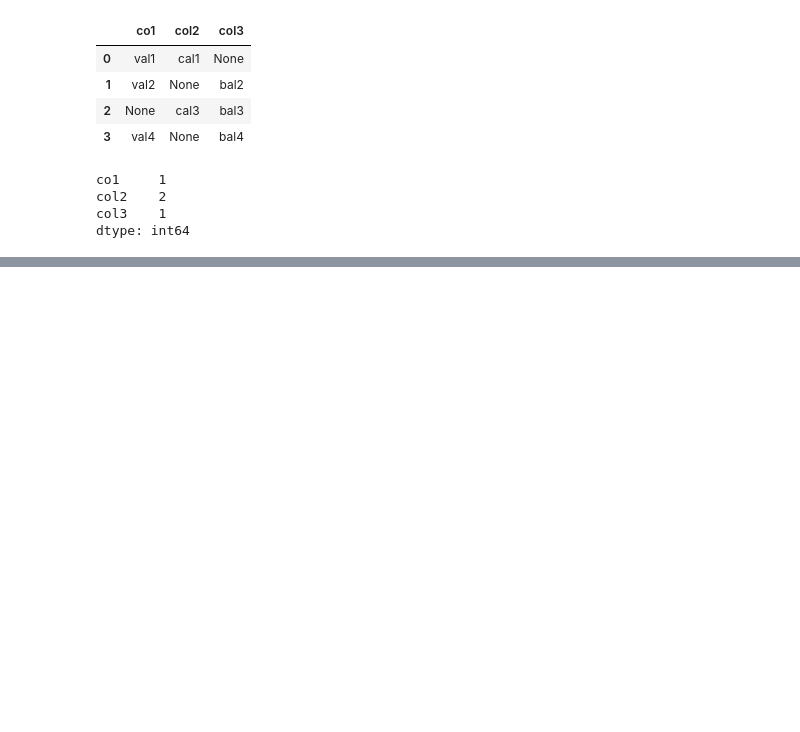
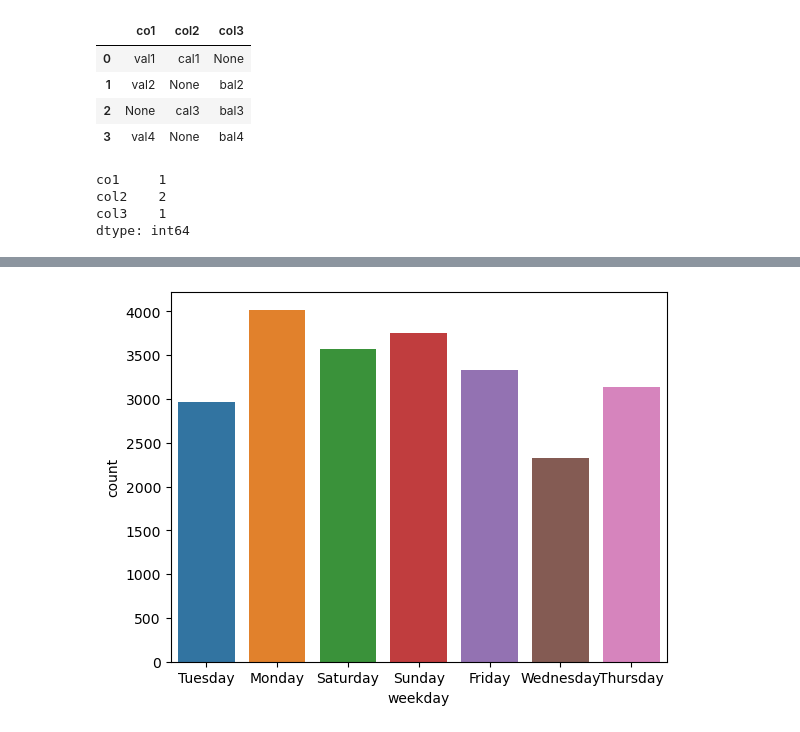
Before and after one commit to sashabocharov/reprep, a Jupyter notebook: lesson_4/lesson_4.ipynb, the cells around one changed output, grey strips where cells are left out. Saved outputs shown, nothing was run; the diff lists cells and outputs as text; code cells hidden in the pictures; blank space fills up the shorter version.

```diff
--- a/lesson_4/lesson_4.ipynb
+++ b/lesson_4/lesson_4.ipynb
@@ -70,0 +229,4 @@ dtype: int64
+# %%
+sns.countplot(x = 'weekday', data=taxi);
+# %% [output]
+[figure, added]
```
Also changed, not shown: parts of 16 cells of this notebook, 1 other file.
